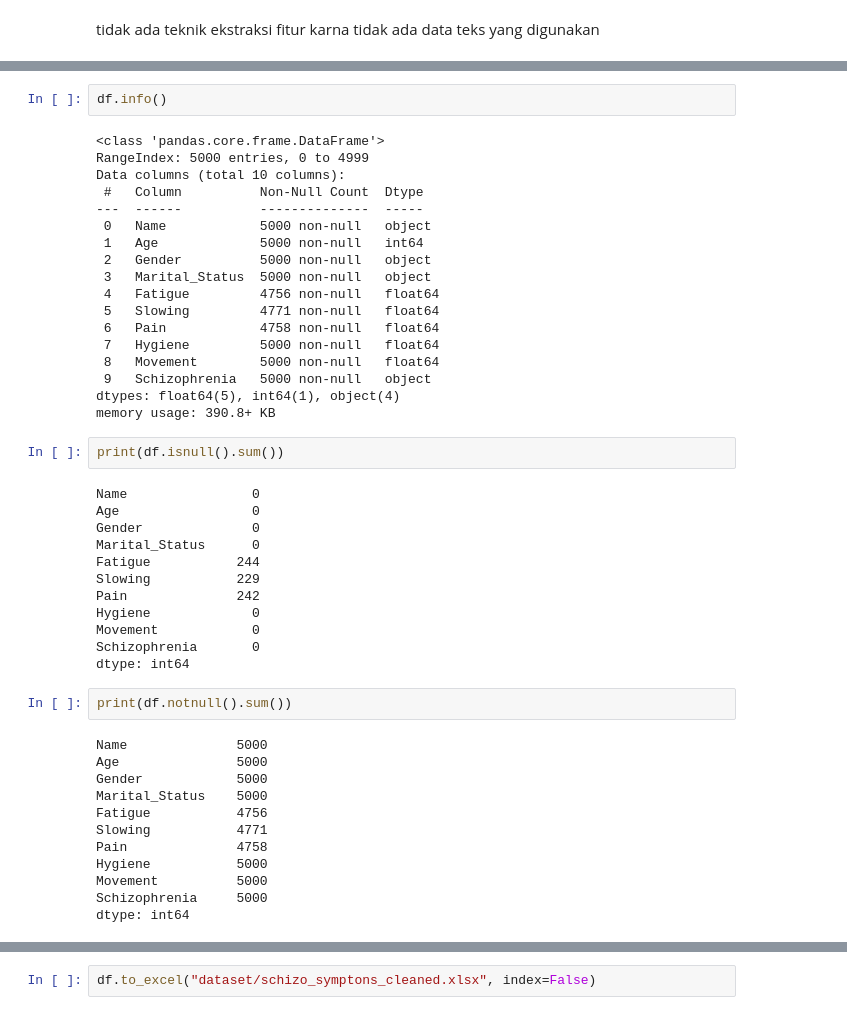
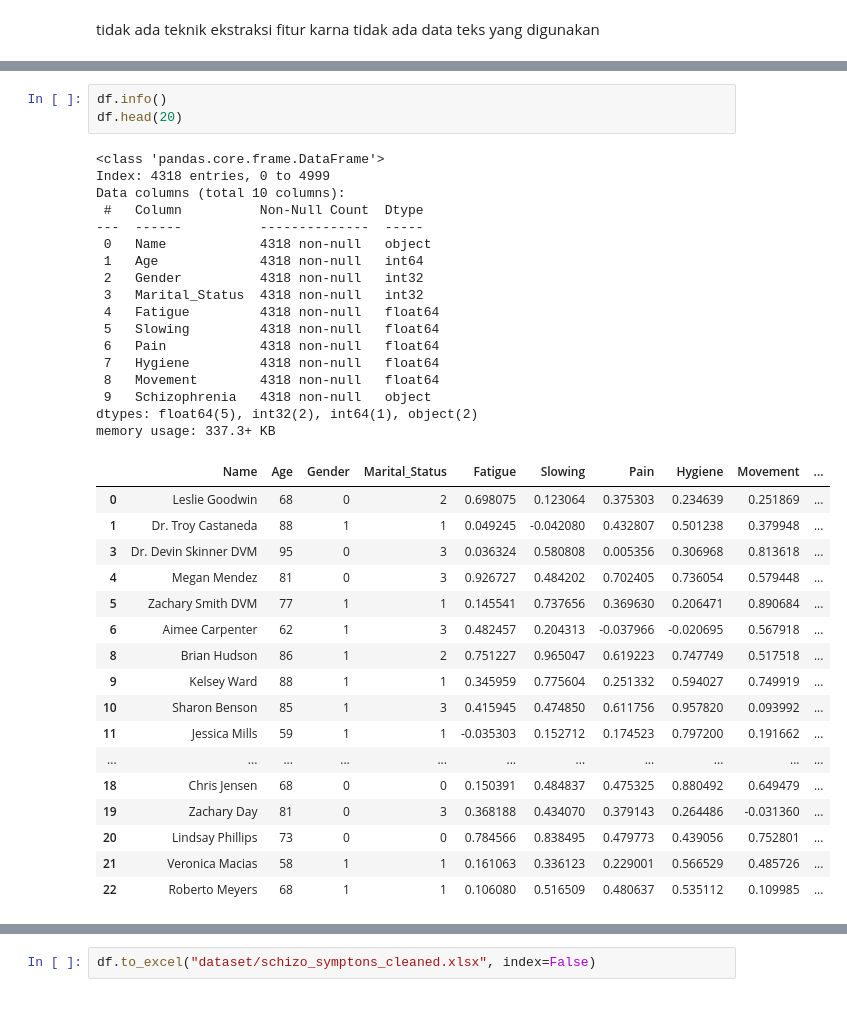
Before and after one commit to Fakhrezy/descData_ML, a Jupyter notebook: symptonsDesc.ipynb, the cells around one changed output, grey strips where cells are left out. Saved outputs shown, nothing was run; the diff lists cells and outputs as text.

```diff
--- a/symptonsDesc.ipynb
+++ b/symptonsDesc.ipynb
@@ -236,48 +374,38 @@ https://www.kaggle.com/datasets/shree23yaa/schizophrenia-symptoms
 # %%
 df.info()
+df.head(20)
 # %% [output]
 <class 'pandas.core.frame.DataFrame'>
-RangeIndex: 5000 entries, 0 to 4999
+Index: 4318 entries, 0 to 4999
 Data columns (total 10 columns):
  #   Column          Non-Null Count  Dtype
 ---  ------          --------------  -----
- 0   Name            5000 non-null   object
- 1   Age             5000 non-null   int64
- 2   Gender          5000 non-null   object
- 3   Marital_Status  5000 non-null   object
- 4   Fatigue         4756 non-null   float64
- 5   Slowing         4771 non-null   float64
- 6   Pain            4758 non-null   float64
- 7   Hygiene         5000 non-null   float64
- 8   Movement        5000 non-null   float64
- 9   Schizophrenia   5000 non-null   object
-dtypes: float64(5), int64(1), object(4)
-memory usage: 390.8+ KB
+ 0   Name            4318 non-null   object
+ 1   Age             4318 non-null   int64
+ 2   Gender          4318 non-null   int32
+ 3   Marital_Status  4318 non-null   int32
+ 4   Fatigue         4318 non-null   float64
+ 5   Slowing         4318 non-null   float64
+ 6   Pain            4318 non-null   float64
+ 7   Hygiene         4318 non-null   float64
+ 8   Movement        4318 non-null   float64
+ 9   Schizophrenia   4318 non-null   object
+dtypes: float64(5), int32(2), int64(1), object(2)
+memory usage: 337.3+ KB
+|  | Name | Age | Gender | Marital_Status | Fatigue | Slowing | Pain | Hygiene | Movement | ... |
+| 0 | Leslie Goodwin | 68 | 0 | 2 | 0.698075 | 0.123064 | 0.375303 | 0.234639 | 0.251869 | ... |
+| 1 | Dr. Troy Castaneda | 88 | 1 | 1 | 0.049245 | -0.042080 | 0.432807 | 0.501238 | 0.379948 | ... |
+| 3 | Dr. Devin Skinner DVM | 95 | 0 | 3 | 0.036324 | 0.580808 | 0.005356 | 0.306968 | 0.813618 | ... |
+| 4 | Megan Mendez | 81 | 0 | 3 | 0.926727 | 0.484202 | 0.702405 | 0.736054 | 0.579448 | ... |
+| 5 | Zachary Smith DVM | 77 | 1 | 1 | 0.145541 | 0.737656 | 0.369630 | 0.206471 | 0.890684 | ... |
+| 6 | Aimee Carpenter | 62 | 1 | 3 | 0.482457 | 0.204313 | -0.037966 | -0.020695 | 0.567918 | ... |
+| 8 | Brian Hudson | 86 | 1 | 2 | 0.751227 | 0.965047 | 0.619223 | 0.747749 | 0.517518 | ... |
+| 9 | Kelsey Ward | 88 | 1 | 1 | 0.345959 | 0.775604 | 0.251332 | 0.594027 | 0.749919 | ... |
+| 10 | Sharon Benson | 85 | 1 | 3 | 0.415945 | 0.474850 | 0.611756 | 0.957820 | 0.093992 | ... |
+| 11 | Jessica Mills | 59 | 1 | 1 | -0.035303 | 0.152712 | 0.174523 | 0.797200 | 0.191662 | ... |
+| ... | ... | ... | ... | ... | ... | ... | ... | ... | ... | ... |
+| 18 | Chris Jensen | 68 | 0 | 0 | 0.150391 | 0.484837 | 0.475325 | 0.880492 | 0.649479 | ... |
+| 19 | Zachary Day | 81 | 0 | 3 | 0.368188 | 0.434070 | 0.379143 | 0.264486 | -0.031360 | ... |
+| 20 | Lindsay Phillips | 73 | 0 | 0 | 0.784566 | 0.838495 | 0.479773 | 0.439056 | 0.752801 | ... |
+| 21 | Veronica Macias | 58 | 1 | 1 | 0.161063 | 0.336123 | 0.229001 | 0.566529 | 0.485726 | ... |
+| 22 | Roberto Meyers | 68 | 1 | 1 | 0.106080 | 0.516509 | 0.480637 | 0.535112 | 0.109985 | ... |
-# %%
-print(df.isnull().sum())
-# %% [output]
-Name                0
-Age                 0
-Gender              0
-Marital_Status      0
-Fatigue           244
-Slowing           229
-Pain              242
-Hygiene             0
-Movement            0
-Schizophrenia       0
-dtype: int64
-# %%
-print(df.notnull().sum())
-# %% [output]
-Name              5000
-Age               5000
-Gender            5000
-Marital_Status    5000
-Fatigue           4756
-Slowing           4771
-Pain              4758
-Hygiene           5000
-Movement          5000
-Schizophrenia     5000
-dtype: int64
```
Also changed, not shown: parts of 40 cells of this notebook, 1 other file.
